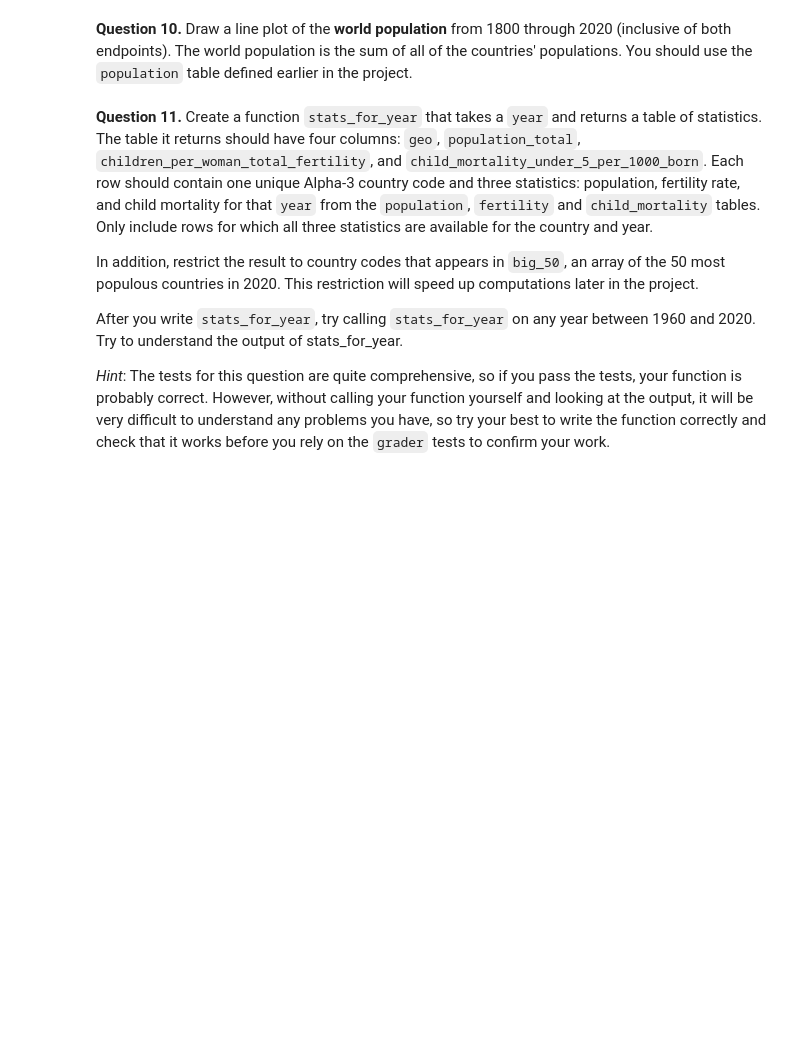
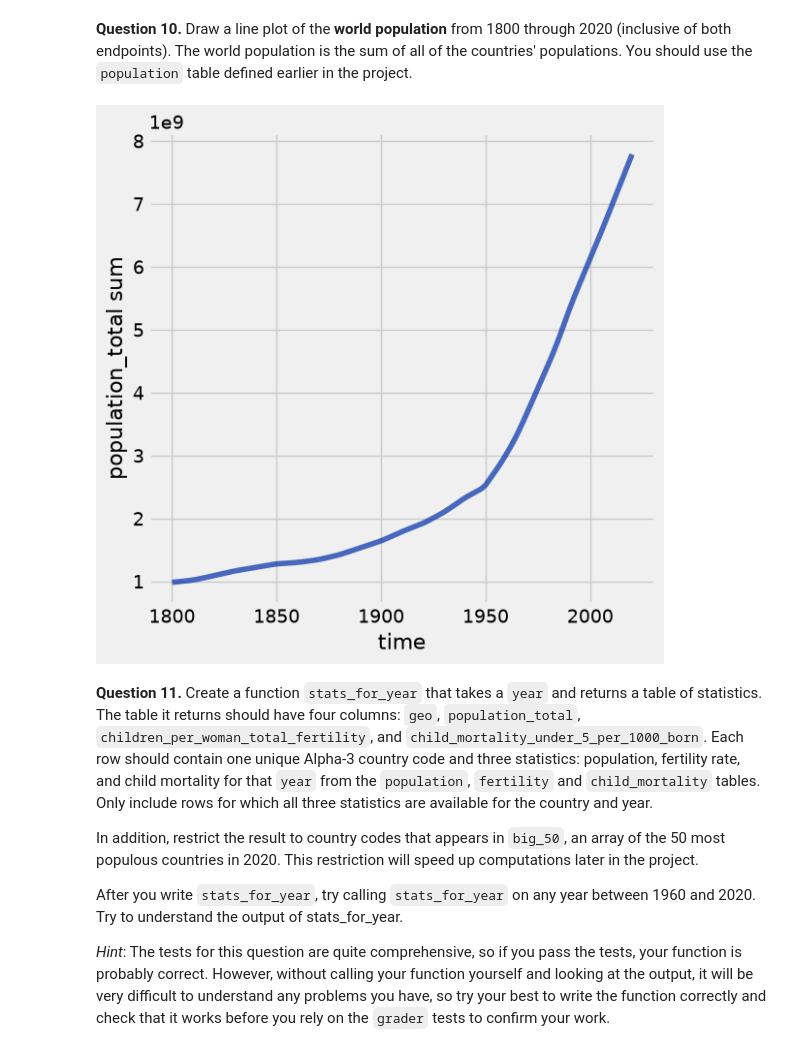
Before and after one commit to Lhoffar/26-intro-solo, a Jupyter notebook: Project 1/project1.ipynb, the cells around one changed output. Saved outputs shown, nothing was run; the diff lists cells and outputs as text; code cells hidden in the pictures; blank space fills up the shorter version.

```diff
--- a/Project 1/project1.ipynb
+++ b/Project 1/project1.ipynb
@@ -366,3 +417,7 @@ grader.check("q1_9")
+# %%
+population.where('time', are.between_or_equal_to(1800, 2020)).group('time', sum).plot('time', 'population_total sum')
+# %% [output]
+[figure, added]
 # %% [markdown]
 <!-- END QUESTION -->
 
```
Also changed, not shown: parts of 46 cells of this notebook, 1 other file.
